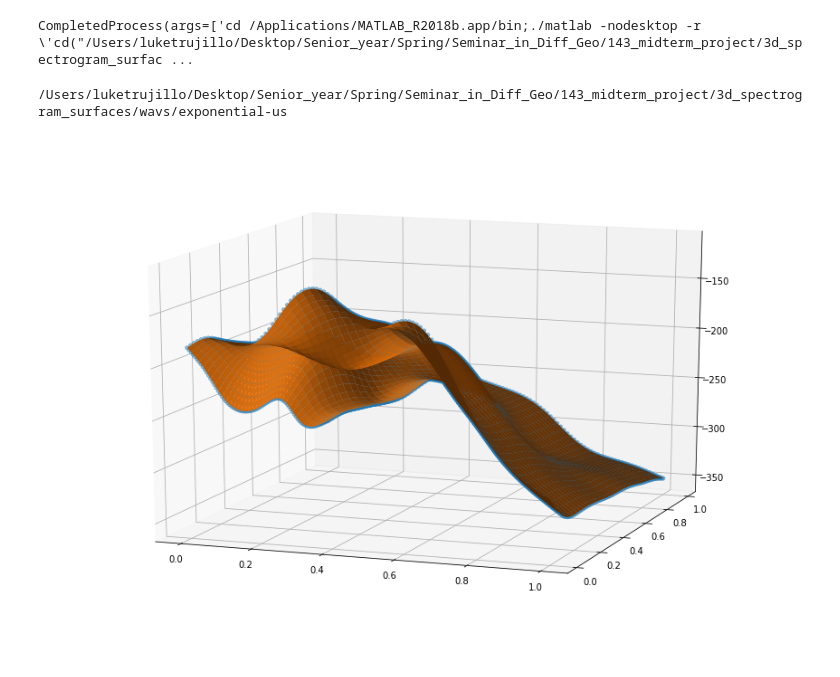
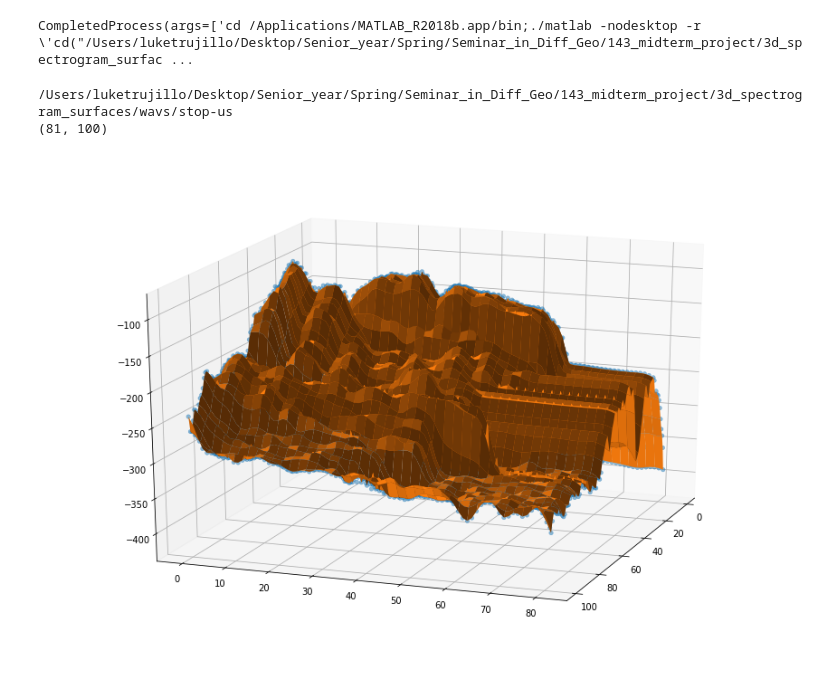
Before and after one commit to ltrujello/Math_143_Differential_Geometry, a Jupyter notebook: 143_midterm_project/3d_spectrogram_surfaces/3d_spec_surface.ipynb, the cells around one changed output. Drawn from its saved outputs; the diff is of its cells as text; code cells hidden in the pictures.

```diff
--- a/143_midterm_project/3d_spectrogram_surfaces/3d_spec_surface.ipynb
+++ b/143_midterm_project/3d_spectrogram_surfaces/3d_spec_surface.ipynb
@@ -270,10 +270,12 @@ def word_to_surface(word, myPath, accent='us'): #given a word, download the .mp3
 
     word_psd = genfromtxt(psdCSV, delimiter=',')
 
+    print(word_psd.shape)
     ## finally, we plot the surface
-    xdata = [np.linspace(0, 1, 81), np.linspace(0, 1, 100)] #our x-y coordinates
+    xdata = [np.linspace(0, 81, 81), np.linspace(0, 100, 100)] #our x-y coordinates
     i,j = np.meshgrid(*xdata, indexing = "ij")              #creates the 81x100 grid
-    zdata_s = csaps(xdata, word_psd, xdata, smooth=0.999)   #using csaps to smooth our surface
+#     zdata_s = word_psd
+    zdata_s = csaps(xdata, word_psd, xdata, smooth=0.9)   #using csaps to smooth our surface
 
     fig = plt.figure(figsize=(15, 10))
     ax = fig.add_subplot(111, projection='3d')
@@ -281,9 +283,11 @@ def word_to_surface(word, myPath, accent='us'): #given a word, download the .mp3
     c = [s['color'] for s in plt.rcParams['axes.prop_cycle']]
     ax.scatter(j, i, zdata_s, linewidths=0.5, color=c[0], alpha=0.5)
     ax.plot_surface(j, i, zdata_s, color=c[1], linewidth=0, alpha=1)
-    ax.view_init(elev=15., azim=290)
+    ax.view_init(elev=20, azim=20)
+    plt.show()
 # %%
-word_to_surface("exponential", myPath)
+word_to_surface("stop", myPath)
 # %% [output]
-/Users/luketrujillo/Desktop/Senior_year/Spring/Seminar_in_Diff_Geo/143_midterm_project/3d_spectrogram_surfaces/wavs/exponential-us
+/Users/luketrujillo/Desktop/Senior_year/Spring/Seminar_in_Diff_Geo/143_midterm_project/3d_spectrogram_surfaces/wavs/stop-us
+(81, 100)
-[figure, old version]
+[figure, new version]
```
Also changed, not shown: 27 other files.
